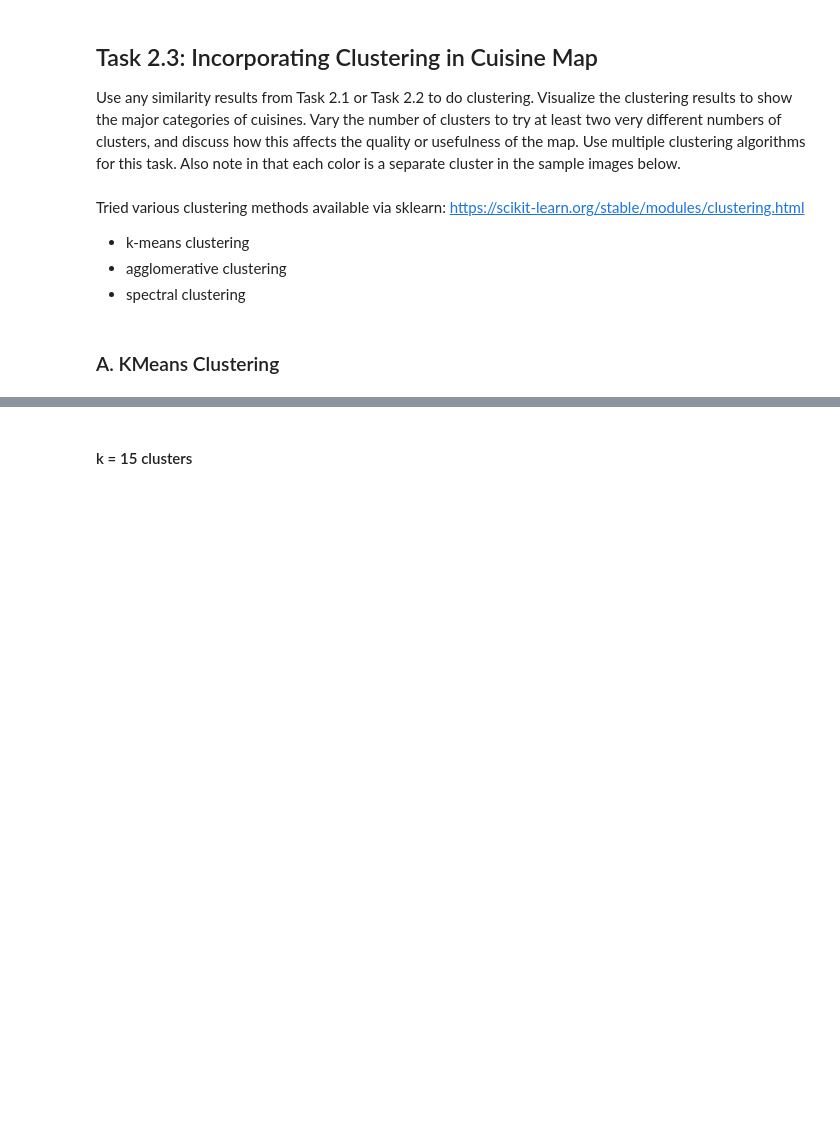
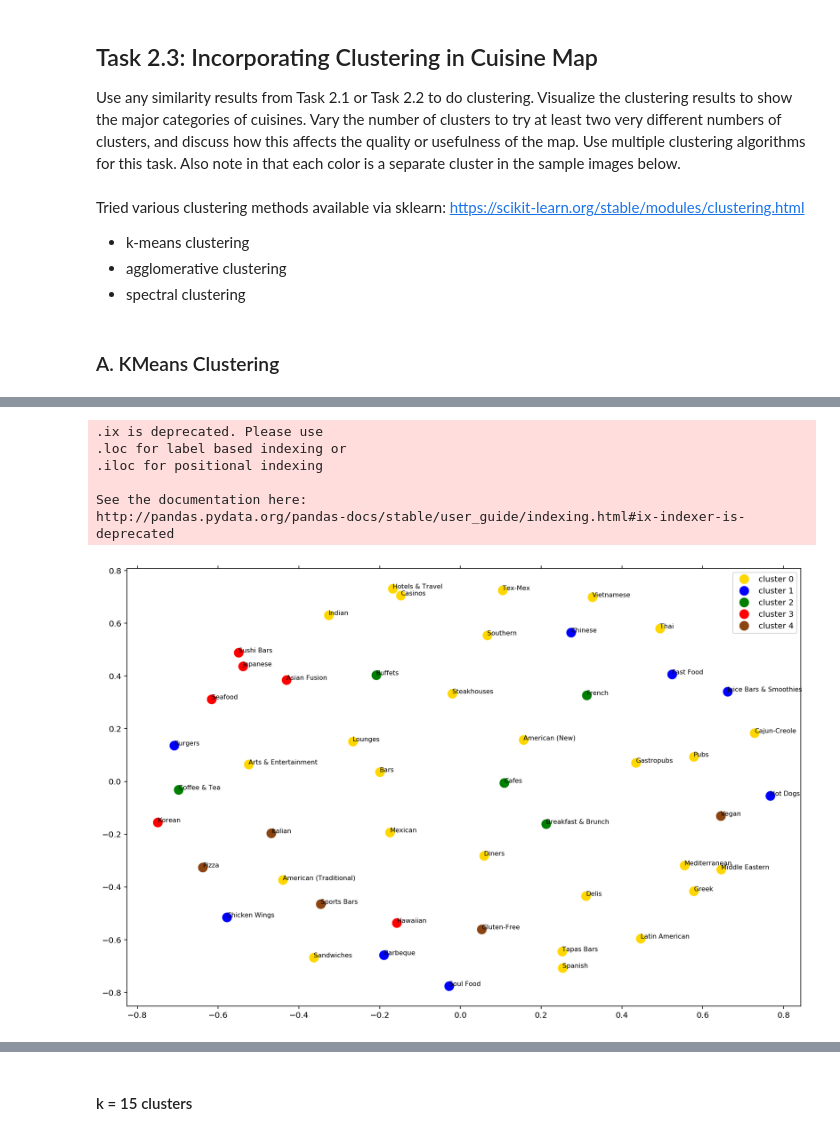
Before and after one commit to jonchang03/cs598-dm-capstone, a Jupyter notebook: task2/Task2.ipynb, the cells around one changed output, grey strips where cells are left out. Drawn from its saved outputs; the diff is of its cells as text; code cells hidden in the pictures; blank space fills up the shorter version.

```diff
--- a/task2/Task2.ipynb
+++ b/task2/Task2.ipynb
@@ -266,17 +266,18 @@ https://scikit-learn.org/stable/modules/clustering.html
 * agglomerative clustering
 * spectral clustering
 # %%
-# if mds = False
-def plot_kmeans(model, dist):
-    km = model
-    clusters = km.labels_.tolist()
-    c_idx = list(range(0, len(set(clusters))))
+def plot_mds(model, dist):
+    %matplotlib inline
+
+    clusters = model.labels_.tolist()
+    c_idx = list(set(clusters)) # list(range(0, len(set(clusters))))
     c_list = ["cluster "+ str(i) for i in c_idx]
     cluster_names = dict(zip(c_idx, c_list))
 
     mds = MDS(n_components=2, dissimilarity="precomputed", random_state=1)
     pos = mds.fit_transform(dist)  # shape (n_components, n_samples)
     xs, ys = pos[:, 0], pos[:, 1]
+    df = pd.DataFrame(dict(x=xs, y=ys, label=clusters, title=cuisines))
 
     #group by cluster
     groups = df.groupby('label')
@@ -324,5 +340,5 @@ dist = 1 - similarity_if1
 %%time
 num_clusters = 5
 SEED = 123
-km = KMeans(n_clusters=num_clusters, random_state=SEED).fit(mtx)
+km5 = KMeans(n_clusters=num_clusters, random_state=SEED).fit(mtx)
 # %% [output]
@@ -418,0 +347,11 @@ plt.show()
+# %%
+# MDS
+plot_mds(km5, dist)
+# %% [output]
+.ix is deprecated. Please use
+.loc for label based indexing or
+.iloc for positional indexing
+
+See the documentation here:
+http://pandas.pydata.org/pandas-docs/stable/user_guide/indexing.html#ix-indexer-is-deprecated
+[figure, added]
```
Also changed, not shown: parts of 23 cells of this notebook.
